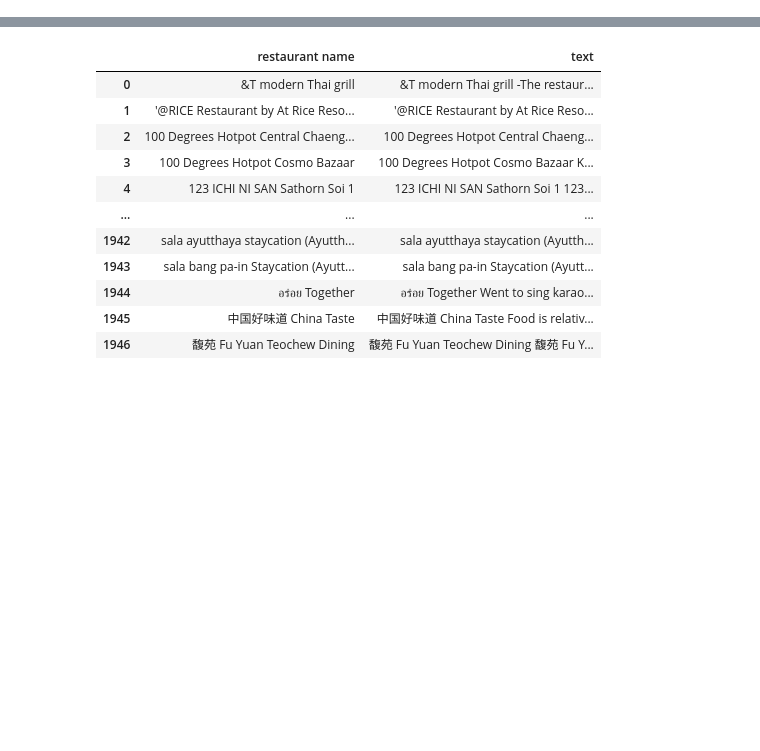
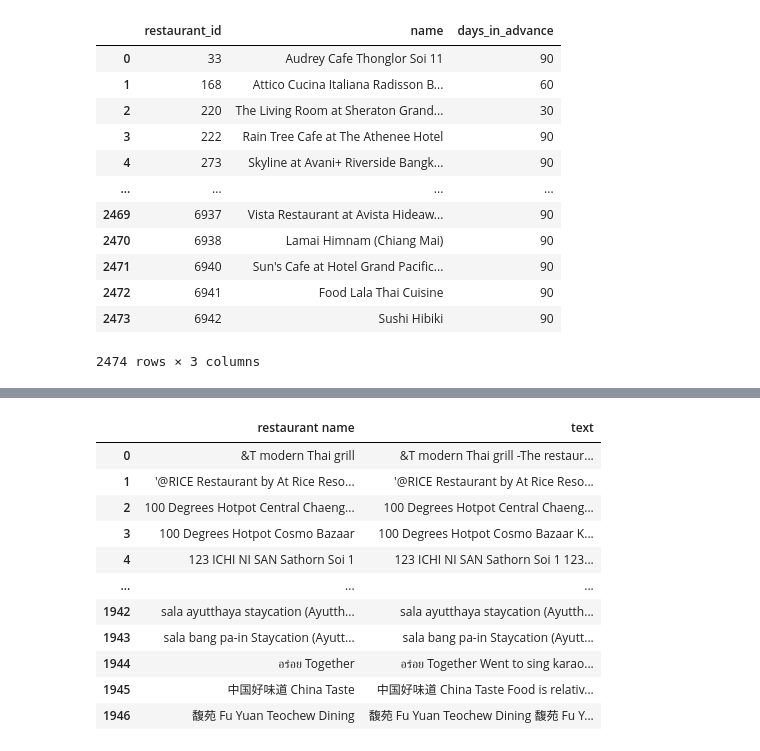
Before and after one commit to liyunling2/OPE, a Jupyter notebook: clustering/clustering.ipynb, the cells around one changed output, grey strips where cells are left out. Drawn from its saved outputs; the diff is of its cells as text; code cells hidden in the pictures; blank space fills up the shorter version.

```diff
--- a/clustering/clustering.ipynb
+++ b/clustering/clustering.ipynb
@@ -8,13 +8,28 @@ import plotly.express as px  # Interactive Visualization
 # %%
 # 1. Gather review/text data
 kol_posts = pd.read_csv("../data/kol/KOL_Posts.csv")
 rest_reviews = pd.read_parquet("../_3_marketing/restaurant_reviews.parquet")
 rest_best_reviews = pd.read_parquet("../_3_marketing/restaurant_reviews_all_best.parquet")
 rest = pd.read_parquet("../data/mv_dataset_parquet/restaurants.parquet")
 placesapinew = pd.read_csv("../_1_eda/places_api_new_results.csv")
 
 #rest[rest['name'] == 'Melody Bangkok']
 #kol_posts[kol_posts['Restaurant Name'] == 'Audrey Cafe Thonglor Soi 11']
+rest
+# %% [output]
+|  | restaurant_id | name | days_in_advance |
+| 0 | 33 | Audrey Cafe Thonglor Soi 11 | 90 |
+| 1 | 168 | Attico Cucina Italiana Radisson B... | 60 |
+| 2 | 220 | The Living Room at Sheraton Grand... | 30 |
+| 3 | 222 | Rain Tree Cafe at The Athenee Hotel | 90 |
+| 4 | 273 | Skyline at Avani+ Riverside Bangk... | 90 |
+| ... | ... | ... | ... |
+| 2469 | 6937 | Vista Restaurant at Avista Hideaw... | 90 |
+| 2470 | 6938 | Lamai Himnam (Chiang Mai) | 90 |
+| 2471 | 6940 | Sun's Cafe at Hotel Grand Pacific... | 90 |
+| 2472 | 6941 | Food Lala Thai Cuisine | 90 |
+| 2473 | 6942 | Sushi Hibiki | 90 |
+2474 rows × 3 columns
 # %%
 # Aggregate KOL Posts per restaurant
 kol_aggregated = (
```
Also changed, not shown: parts of 3 cells of this notebook, 2 other files.
